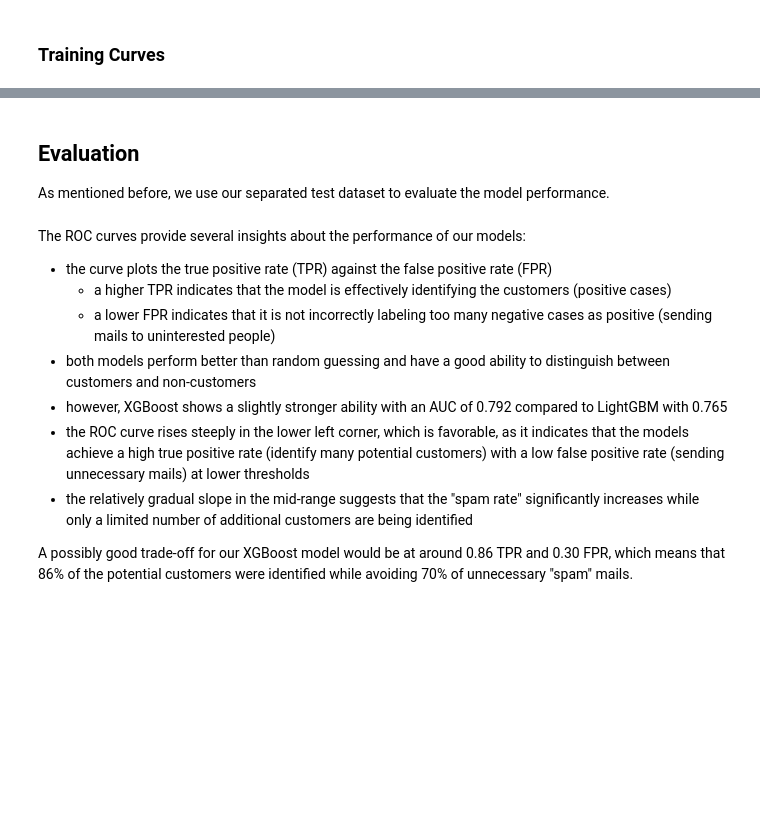
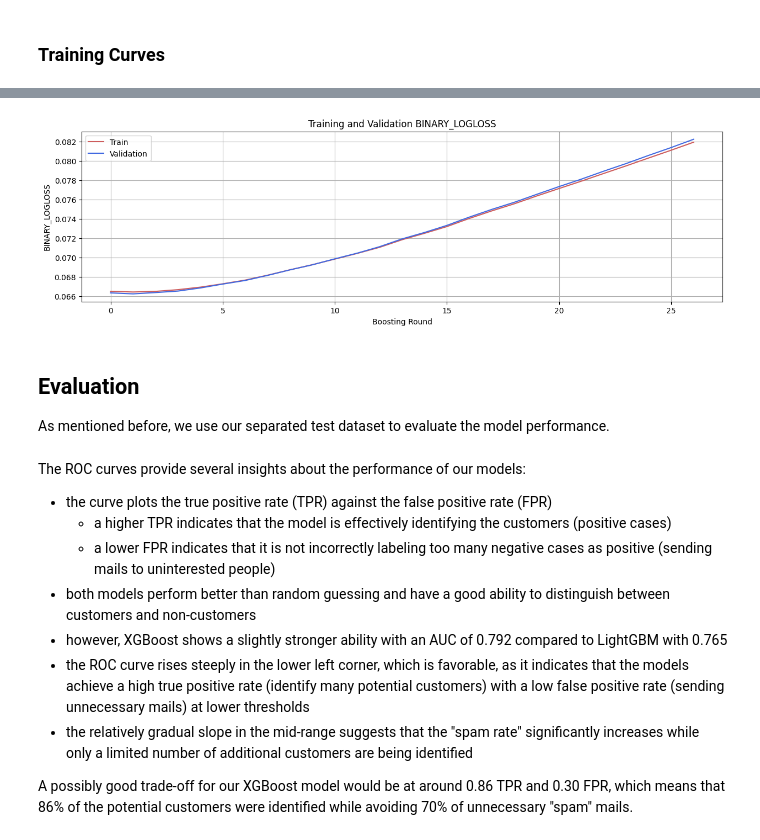
Before and after one commit to PatrickChristoph/udacity_capstone, a Jupyter notebook: src/customer_prediction.ipynb, the cells around one changed output, grey strips where cells are left out. Drawn from its saved outputs; the diff is of its cells as text; code cells hidden in the pictures; blank space fills up the shorter version.

```diff
--- a/src/customer_prediction.ipynb
+++ b/src/customer_prediction.ipynb
@@ -325,3 +325,7 @@ plot_metric(evals_result, "auc")
+# %%
+plot_metric(evals_result, "binary_logloss")
+# %% [output]
+[figure, added]
 # %% [markdown]
 ## Evaluation
 As mentioned before, we use our separated test dataset to evaluate the model performance.
```
Also changed, not shown: parts of 9 cells of this notebook, 5 other files.
